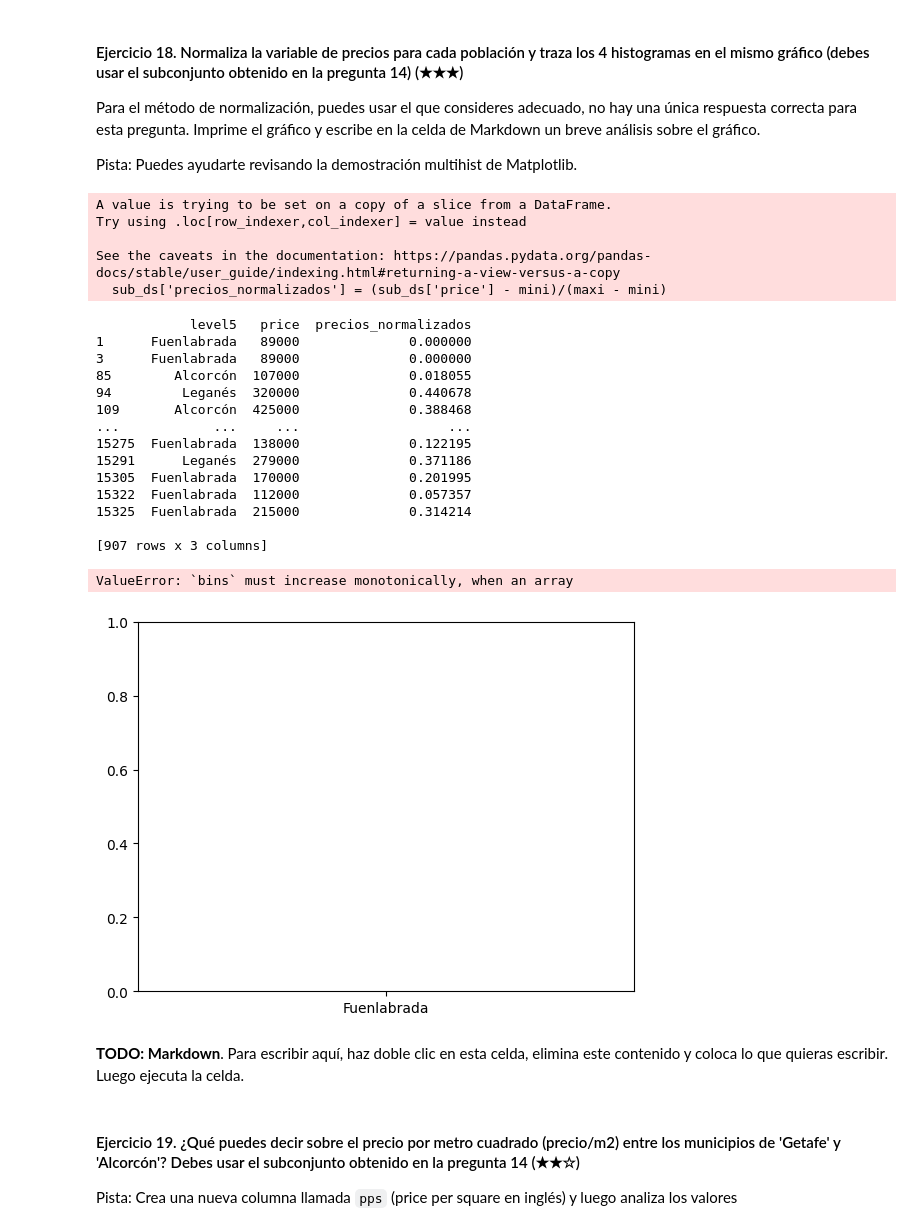
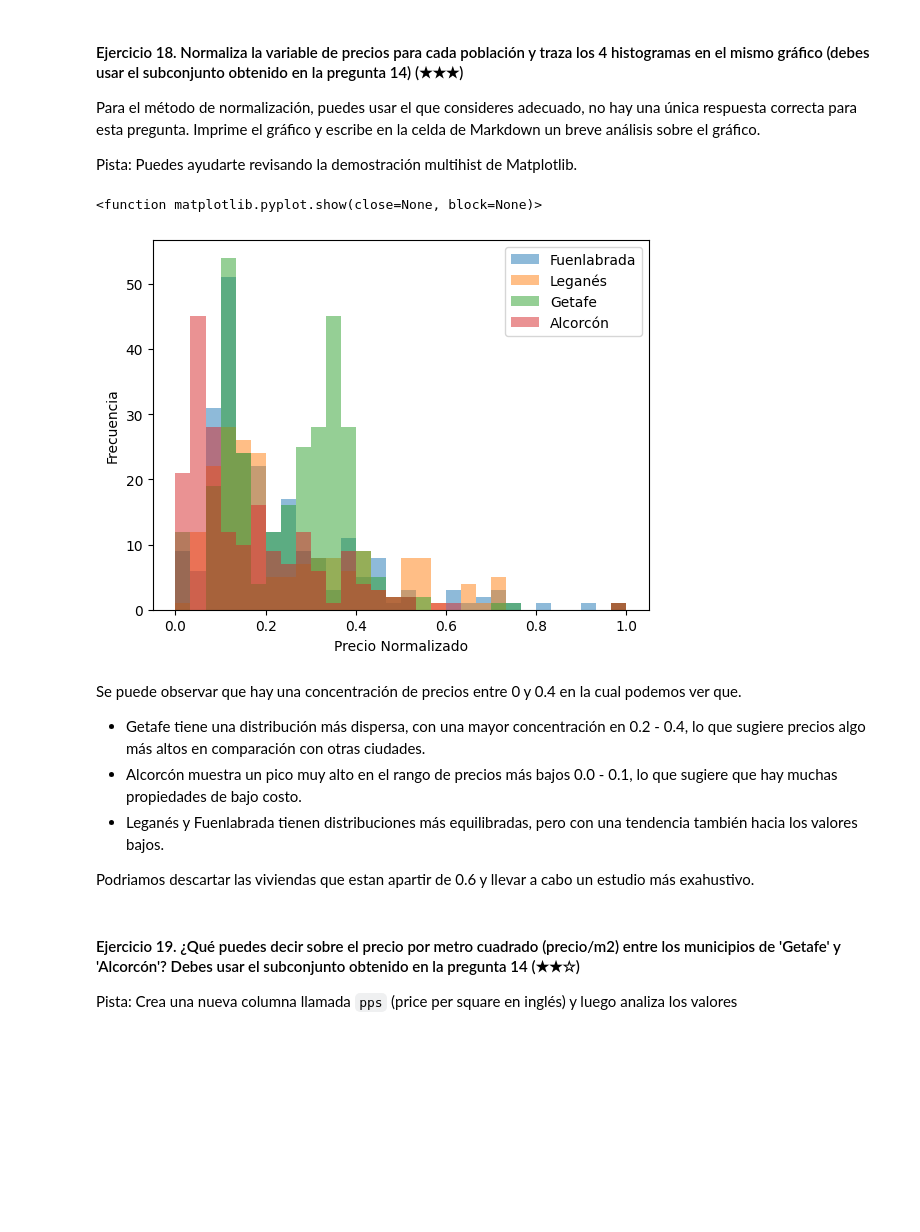
Before and after one commit to Jesuscastanedam/jesuscastaneda-realestate-datacleanup-exercise, a Jupyter notebook: project.es.ipynb, the cells around one changed output. Saved outputs shown, nothing was run; the diff lists cells and outputs as text; code cells hidden in the pictures; blank space fills up the shorter version.

```diff
--- a/project.es.ipynb
+++ b/project.es.ipynb
@@ -248,7 +248,7 @@ Pista: Filtra el DataFrame original usando la columna `level5` y la función `is
 # %%
 # TODO
 cinturón_sur = ["Fuenlabrada", "Leganés", "Getafe", "Alcorcón"]
-sub_ds = ds[ds['level5'].isin(["Fuenlabrada", "Leganés", "Getafe", "Alcorcón"])]
+sub_ds = ds[ds['level5'].isin(["Fuenlabrada", "Leganés", "Getafe", "Alcorcón"])].copy()
 print(sub_ds)
 # %% [output]
        Unnamed: 0  id_realEstates  isNew  \
@@ -338,45 +338,30 @@ Pista: Puedes ayudarte revisando la demostración multihist de Matplotlib.
 # %%
 # TODO
 mini = sub_ds.groupby('level5')['price'].transform('min')
 maxi = sub_ds.groupby('level5')['price'].transform('max')
 sub_ds['precios_normalizados'] = (sub_ds['price'] - mini)/(maxi - mini)
 
-print(sub_ds[['level5', 'price', 'precios_normalizados']])
 
-fig, ax = plt.subplots()
 
-edgecolors = ['green', 'red', 'blue']
+for poblacion in cinturón_sur:
+    subset = sub_ds[sub_ds['level5'] == poblacion]
+    plt.hist(subset['precios_normalizados'], bins=30, alpha=0.5, label=poblacion)
 
-ax.hist(cinturón_sur, sub_ds['precios_normalizados'], fill=False, histtype="step", stacked=True,
-        edgecolor=edgecolors, label=edgecolors)
-ax.legend()
-ax.set_title('Stacked Steps with Edgecolors')
-
-plt.show()
+plt.xlabel("Precio Normalizado")
+plt.ylabel("Frecuencia")
+plt.legend()
+plt.show
 # %% [output]
-A value is trying to be set on a copy of a slice from a DataFrame.
-Try using .loc[row_indexer,col_indexer] = value instead
-
-See the caveats in the documentation: https://pandas.pydata.org/pandas-docs/stable/user_guide/indexing.html#returning-a-view-versus-a-copy
-  sub_ds['precios_normalizados'] = (sub_ds['price'] - mini)/(maxi - mini)
+<function matplotlib.pyplot.show(close=None, block=None)>
-            level5   price  precios_normalizados
-1      Fuenlabrada   89000              0.000000
-3      Fuenlabrada   89000              0.000000
-85        Alcorcón  107000              0.018055
-94         Leganés  320000              0.440678
-109       Alcorcón  425000              0.388468
-...            ...     ...                   ...
-15275  Fuenlabrada  138000              0.122195
-15291      Leganés  279000              0.371186
-15305  Fuenlabrada  170000              0.201995
-15322  Fuenlabrada  112000              0.057357
-15325  Fuenlabrada  215000              0.314214
-
-[907 rows x 3 columns]
-ValueError: `bins` must increase monotonically, when an array
-[figure, old version]
+[figure, new version]
 # %% [markdown]
-**TODO: Markdown**. Para escribir aquí, haz doble clic en esta celda, elimina este contenido y coloca lo que quieras escribir. Luego ejecuta la celda.
+Se puede observar que hay una concentración de precios entre 0 y 0.4 en la cual podemos ver que.
+
+- Getafe tiene una distribución más dispersa, con una mayor concentración en 0.2 - 0.4, lo que sugiere precios algo más altos en comparación con otras ciudades.
+- Alcorcón muestra un pico muy alto en el rango de precios más bajos 0.0 - 0.1, lo que sugiere que hay muchas propiedades de bajo costo.
+- Leganés y Fuenlabrada tienen distribuciones más equilibradas, pero con una tendencia también hacia los valores bajos.
+
+Podriamos descartar las viviendas que estan apartir de 0.6 y llevar a cabo un estudio más exahustivo.
 # %% [markdown]
 #### Ejercicio 19. ¿Qué puedes decir sobre el precio por metro cuadrado (precio/m2) entre los municipios de 'Getafe' y 'Alcorcón'? Debes usar el subconjunto obtenido en la pregunta 14 (★★☆)
 
```
Also changed, not shown: parts of 1 cell of this notebook.
